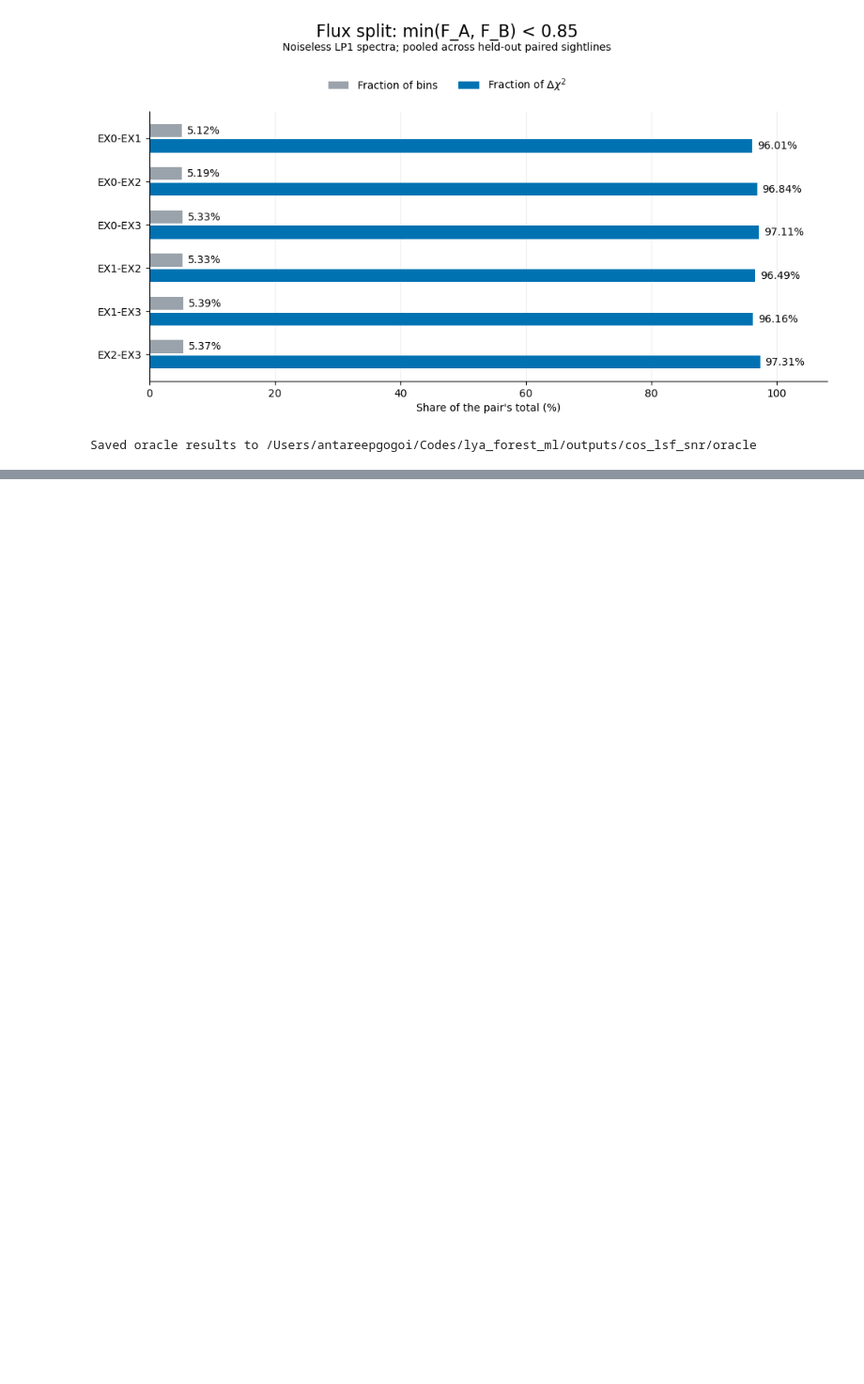
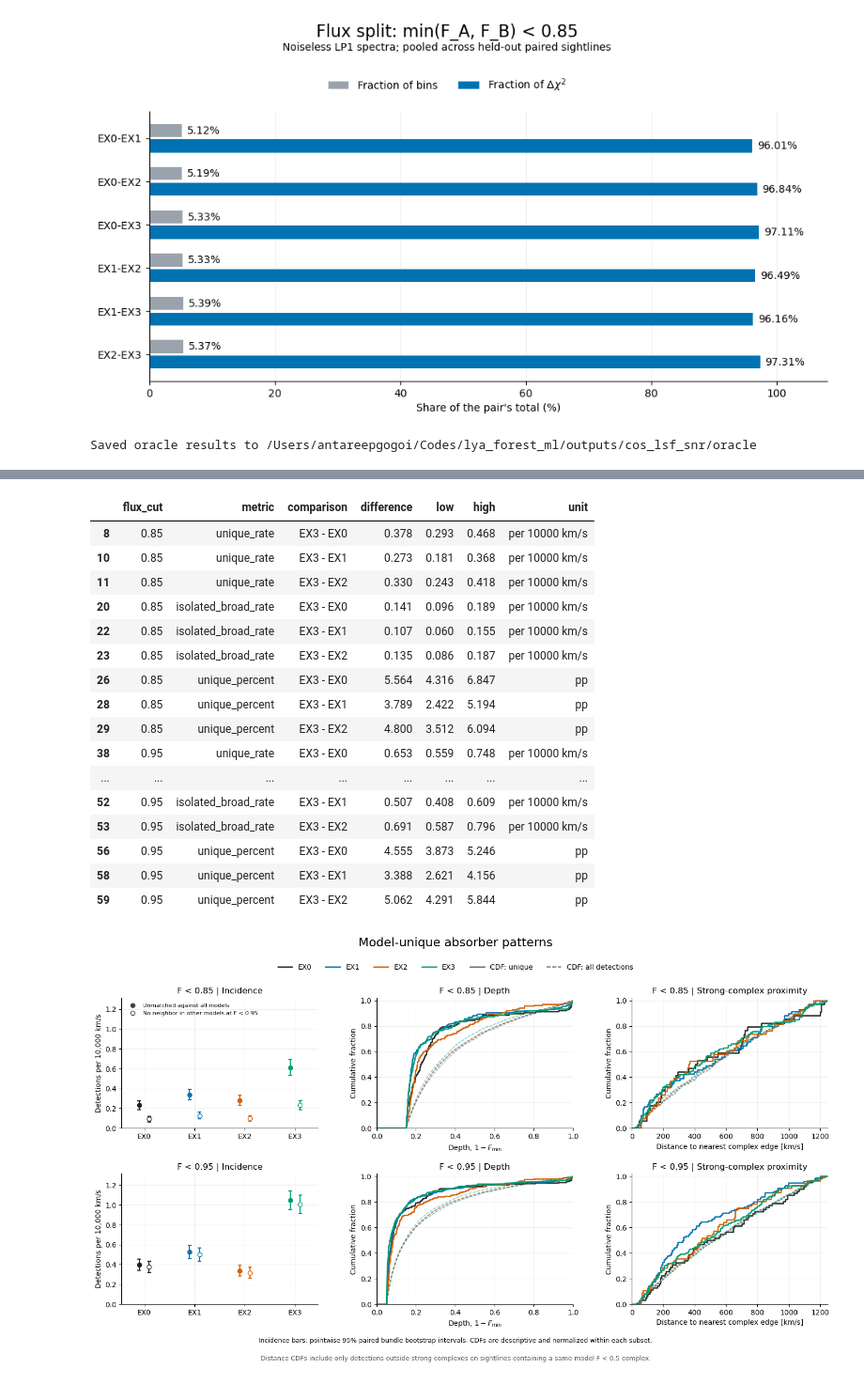
Before and after one commit to gogoi7/lya_forest_ml, a Jupyter notebook: notebooks/cos_obs.ipynb, the cells around one changed output, grey strips where cells are left out. Shown at 94% size. Saved outputs shown, nothing was run; the diff lists cells and outputs as text; code cells hidden in the pictures; blank space fills up the shorter version.

Commit message:
Add model-unique absorber census and fix overlay legends

```diff
--- a/notebooks/cos_obs.ipynb
+++ b/notebooks/cos_obs.ipynb
@@ -2146,0 +2232,61 @@ Saved oracle results to /Users/antareepgogoi/Codes/lya_forest_ml/outputs/cos_lsf
+# %%
+import importlib
+import matplotlib.pyplot as plt
+from IPython.display import display
+
+importlib.reload(cos_absorbers)
+
+absorber_inference = cos_absorbers.bootstrap_absorber_rates(
+    absorber_census,
+    n_draws=50_000,
+    seed=20261003,
+)
+
+print(
+    "Paired bootstrap bundles:",
+    absorber_inference["settings"]["n_bundles"],
+)
+
+contrasts = absorber_inference["contrasts"]
+focus = contrasts.loc[
+    (contrasts["model_b"] == "EX3")
+    & contrasts["metric"].isin([
+        "unique_rate",
+        "isolated_broad_rate",
+        "unique_percent",
+    ])
+]
+
+print("Positive differences mean EX3 has the higher value:")
+display(
+    focus[[
+        "flux_cut", "metric", "comparison",
+        "difference", "low", "high", "unit",
+    ]].round(3)
+)
+
+absorber_pattern_figure = cos_absorbers.plot_absorber_patterns(
+    absorber_census,
+    absorber_inference,
+)
+display(absorber_pattern_figure)
+plt.close(absorber_pattern_figure)
+
+environment = absorber_census["summary"].copy()
+environment["inside_strong_pct"] = (
+    100 * environment["unique_inside_strong_fraction"]
+)
+environment["no_strong_complex_pct"] = (
+    100 * environment["unique_no_strong_fraction"]
+)
+
+display(
+    environment[[
+        "flux_cut", "model", "n_unique_all",
+        "unique_median_depth",
+        "inside_strong_pct",
+        "no_strong_complex_pct",
+        "unique_outside_median_distance_kms",
+    ]].round(2)
+)
+# %% [output]
@@ -2146,0 +2295,18 @@ Saved oracle results to /Users/antareepgogoi/Codes/lya_forest_ml/outputs/cos_lsf
+|  | flux_cut | metric | comparison | difference | low | high | unit |
+| 8 | 0.85 | unique_rate | EX3 - EX0 | 0.378 | 0.293 | 0.468 | per 10000 km/s |
+| 10 | 0.85 | unique_rate | EX3 - EX1 | 0.273 | 0.181 | 0.368 | per 10000 km/s |
+| 11 | 0.85 | unique_rate | EX3 - EX2 | 0.330 | 0.243 | 0.418 | per 10000 km/s |
+| 20 | 0.85 | isolated_broad_rate | EX3 - EX0 | 0.141 | 0.096 | 0.189 | per 10000 km/s |
+| 22 | 0.85 | isolated_broad_rate | EX3 - EX1 | 0.107 | 0.060 | 0.155 | per 10000 km/s |
+| 23 | 0.85 | isolated_broad_rate | EX3 - EX2 | 0.135 | 0.086 | 0.187 | per 10000 km/s |
+| 26 | 0.85 | unique_percent | EX3 - EX0 | 5.564 | 4.316 | 6.847 | pp |
+| 28 | 0.85 | unique_percent | EX3 - EX1 | 3.789 | 2.422 | 5.194 | pp |
+| 29 | 0.85 | unique_percent | EX3 - EX2 | 4.800 | 3.512 | 6.094 | pp |
+| 38 | 0.95 | unique_rate | EX3 - EX0 | 0.653 | 0.559 | 0.748 | per 10000 km/s |
+| ... | ... | ... | ... | ... | ... | ... | ... |
+| 52 | 0.95 | isolated_broad_rate | EX3 - EX1 | 0.507 | 0.408 | 0.609 | per 10000 km/s |
+| 53 | 0.95 | isolated_broad_rate | EX3 - EX2 | 0.691 | 0.587 | 0.796 | per 10000 km/s |
+| 56 | 0.95 | unique_percent | EX3 - EX0 | 4.555 | 3.873 | 5.246 | pp |
+| 58 | 0.95 | unique_percent | EX3 - EX1 | 3.388 | 2.621 | 4.156 | pp |
+| 59 | 0.95 | unique_percent | EX3 - EX2 | 5.062 | 4.291 | 5.844 | pp |
+[figure, added]
```
Also changed, not shown: parts of 9 cells of this notebook, 14 other files.
